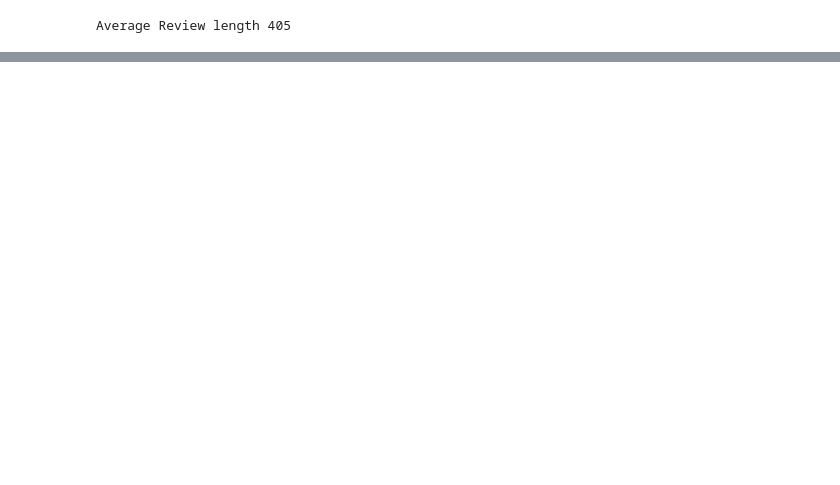
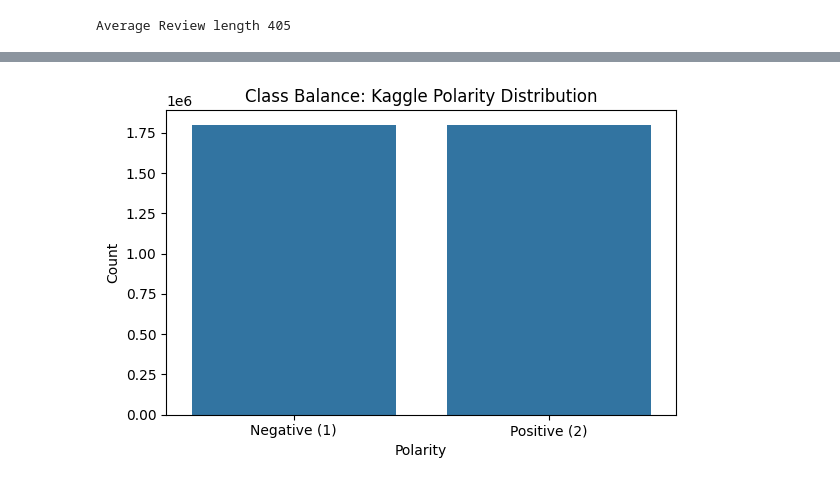
Before and after one commit to tmsprks/IE7500-GroupProject, a Jupyter notebook: SA-NLP.ipynb, the cells around one changed output, grey strips where cells are left out. Saved outputs shown, nothing was run; the diff lists cells and outputs as text; code cells hidden in the pictures; blank space fills up the shorter version.

Commit message:
Added additional EDA to SA-NLP.ipynb.   Added REAME.md to benchmark.  Updated requirements.txt.  Commented out some debugging code in utils/kaggle_data_loader.py

```diff
--- a/SA-NLP.ipynb
+++ b/SA-NLP.ipynb
@@ -185,0 +199,14 @@ plt.show()
+# %%
+###
+### Polarity Balance.  Are there more positive than negative polarity or vice versa or it's balanced
+###
+plt.figure(figsize=(6, 4))
+sns.countplot(data=train_df, x=KaggleDataSet.get_kaggle_polarity_column_name())
+plt.title('Class Balance: Kaggle Polarity Distribution')
+plt.xticks([0, 1], ['Negative (1)', 'Positive (2)'])
+plt.ylabel('Count')
+plt.xlabel('Polarity')
+plt.tight_layout()
+plt.show()
+# %% [output]
+[figure, added]
```
Also changed, not shown: parts of 12 cells of this notebook, 3 other files.
